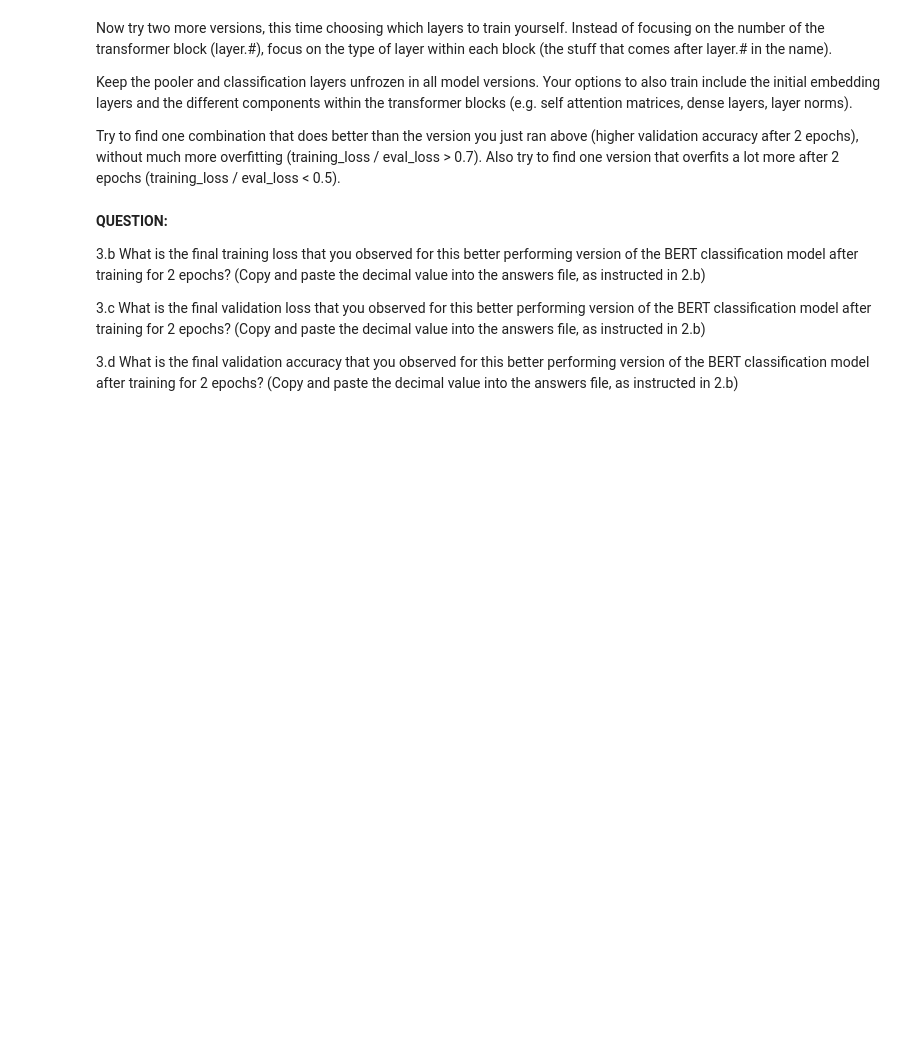
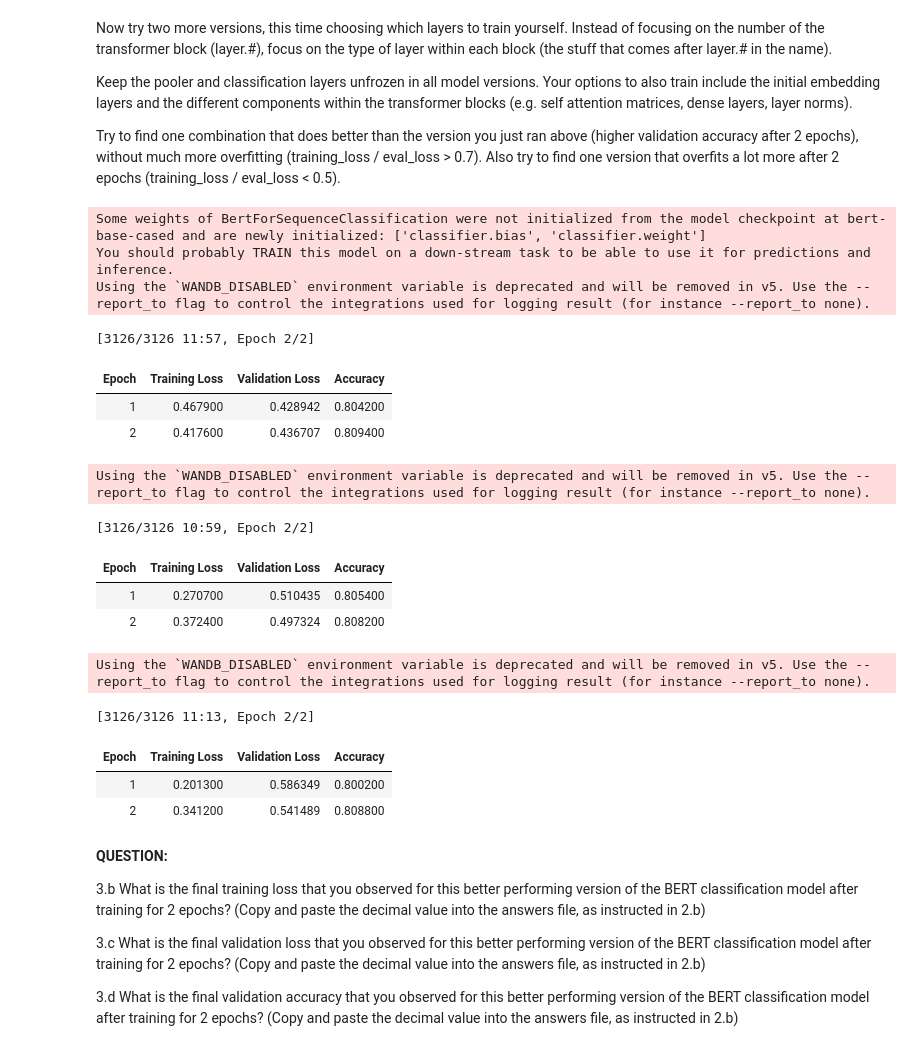
Before and after one commit to datasci-w266/2025-spring-main, a Jupyter notebook: assignment/a2/Text_classification_BERT.ipynb, the cells around one changed output. Drawn from its saved outputs; the diff is of its cells as text; code cells hidden in the pictures; blank space fills up the shorter version.

```diff
--- a/assignment/a2/Text_classification_BERT.ipynb
+++ b/assignment/a2/Text_classification_BERT.ipynb
@@ -411,29 +696,65 @@ Try to find one combination that does better than the version you just ran above
 # %%
 """
 Show the output from training a particular model on the IMDB movie reviews dataset.
-Choose layers to train that lead the model to perform better than the one in question 3.a, without overfitting much more.
+Choose layers to train that lead the model to perform better than the one in question 3.a,
+without overfitting much more.
 """
 
+# Load the BERT base model
 model_checkpoint_name = "bert-base-cased"
-
 bert_tokenizer = AutoTokenizer.from_pretrained(model_checkpoint_name)
 bert_classification_model = AutoModelForSequenceClassification.from_pretrained(model_checkpoint_name)
 
-### YOUR CODE HERE
-
-# layers_to_train = [...]
-
-
-### END YOUR CODE
-
+# First Experiment: Train embeddings, layer 0, and classifier
+layers_to_train_1 = ["embeddings.", "layer.0.", "classifier."]
 
 fine_tune_classif_model_freeze_layers(
     bert_classification_model,
     bert_tokenizer,
     imdb_train_dataset,
     imdb_dev_dataset,
-    layers_to_train
+    layers_to_train=layers_to_train_1
 )
+
+# Second Experiment: Train attention layers and classifier to see if it improves
+layers_to_train_2 = ["attention.", "classifier."]
+
+fine_tune_classif_model_freeze_layers(
+    bert_classification_model,
+    bert_tokenizer,
+    imdb_train_dataset,
+    imdb_dev_dataset,
+    layers_to_train=layers_to_train_2
+)
+
+# Third Experiment: Overfitting scenario - Train all layers
+layers_to_train_3 = [""]`
+
+fine_tune_classif_model_freeze_layers(
+    bert_classification_model,
+    bert_tokenizer,
+    imdb_train_dataset,
+    imdb_dev_dataset,
+    layers_to_train=layers_to_train_3
+)
+# %% [output]
+Some weights of BertForSequenceClassification were not initialized from the model checkpoint at bert-base-cased and are newly initialized: ['classifier.bias', 'classifier.weight']
+You should probably TRAIN this model on a down-stream task to be able to use it for predictions and inference.
+Using the `WANDB_DISABLED` environment variable is deprecated and will be removed in v5. Use the --report_to flag to control the integrations used for logging result (for instance --report_to none).
+[3126/3126 11:57, Epoch 2/2]
+| Epoch | Training Loss | Validation Loss | Accuracy |
+| 1 | 0.467900 | 0.428942 | 0.804200 |
+| 2 | 0.417600 | 0.436707 | 0.809400 |
+Using the `WANDB_DISABLED` environment variable is deprecated and will be removed in v5. Use the --report_to flag to control the integrations used for logging result (for instance --report_to none).
+[3126/3126 10:59, Epoch 2/2]
+| Epoch | Training Loss | Validation Loss | Accuracy |
+| 1 | 0.270700 | 0.510435 | 0.805400 |
+| 2 | 0.372400 | 0.497324 | 0.808200 |
+Using the `WANDB_DISABLED` environment variable is deprecated and will be removed in v5. Use the --report_to flag to control the integrations used for logging result (for instance --report_to none).
+[3126/3126 11:13, Epoch 2/2]
+| Epoch | Training Loss | Validation Loss | Accuracy |
+| 1 | 0.201300 | 0.586349 | 0.800200 |
+| 2 | 0.341200 | 0.541489 | 0.808800 |
 # %% [markdown]
  **QUESTION:**
 
```
Also changed, not shown: parts of 27 cells of this notebook, 3 other files.
